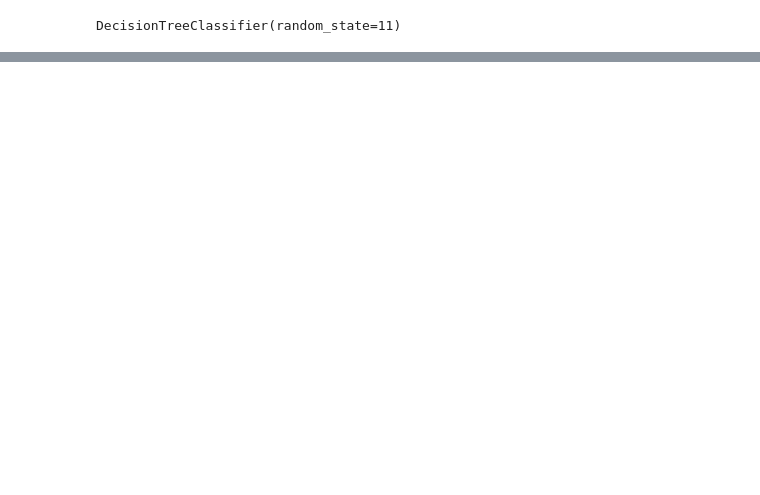
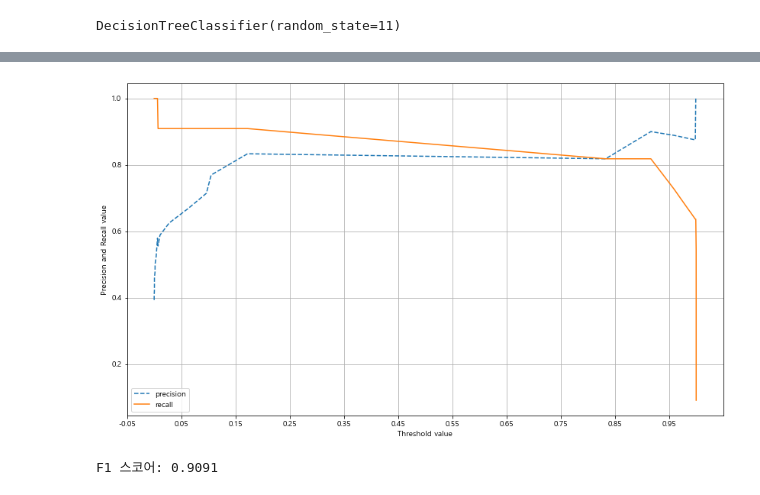
Before and after one commit to KJH3024/test, a Jupyter notebook: 프로젝트1/tree.ipynb, the cells around one changed output, grey strips where cells are left out. Drawn from its saved outputs; the diff is of its cells as text; code cells hidden in the pictures; blank space fills up the shorter version.

```diff
--- a/프로젝트1/tree.ipynb
+++ b/프로젝트1/tree.ipynb
@@ -138,0 +224,10 @@ sns.barplot(x=df_clf.feature_importances_, y=data.columns)
+# %%
+X_train = data[:119]
+X_test = data[120:]
+y_train = target[:119]
+y_test = target[120:]
+
+print('X 테스트 데이터 :')
+print(X_test)
+print('y 테스트 데이터 :')
+print(list(y_test))
@@ -138,0 +464,12 @@ sns.barplot(x=df_clf.feature_importances_, y=data.columns)
+# %%
+from sklearn.preprocessing import Binarizer
+thresholds = [0.4, 0.45, 0.5, 0.55, 0.6]
+
+def get_eval_by_threshold(y_test, pred_proba_c1, thresholds):
+    for custom_threshold in thresholds:
+        binarizer = Binarizer(threshold=custom_threshold).fit(pred_proba_c1)
+        custom_predict = binarizer.transform(pred_proba_c1)
+        print('임곗값:', custom_threshold)
+        get_clf_eval(y_test, custom_predict)
+
+get_eval_by_threshold(y_test, pred_proba[:, 1].reshape(-1, 1), thresholds)
@@ -138,0 +494,30 @@ sns.barplot(x=df_clf.feature_importances_, y=data.columns)
+# %%
+from sklearn.metrics import precision_recall_curve
+
+def precision_recall_curve_plot(y_test, pred_proba_c1):
+    precisions, recalls, thresholds = precision_recall_curve(y_test, pred_proba_c1)
+
+    # X축을 threshold값으로, Y축은 정밀도, 재현율 값으로 각각 plot 수행. 정밀도는 점선으로 표시
+    plt.figure(figsize=(14, 8))
+    threshold_boundary = thresholds.shape[0]
+    plt.plot(thresholds, precisions[0:threshold_boundary], linestyle='--', label='precision')
+    plt.plot(thresholds, recalls[0:threshold_boundary], label='recall')
+
+    start, end = plt.xlim()
+    plt.xticks(np.round(np.arange(start, end, 0.1), 2))
+
+    plt.xlabel('Threshold value')
+    plt.ylabel('Precision and Recall value')
+    plt.legend()
+    plt.grid()
+    plt.show()
+
+precision_recall_curve_plot(y_test, lr_clf.predict_proba(X_test)[:, 1])
+# %% [output]
+[figure, added]
+# %%
+from sklearn.metrics import f1_score
+f1 = f1_score(y_test, dt_pred)
+print('F1 스코어: {0:.4f}'.format(f1))
+# %% [output]
+F1 스코어: 0.9091
```
Also changed, not shown: parts of 44 cells of this notebook, 32 other files.
